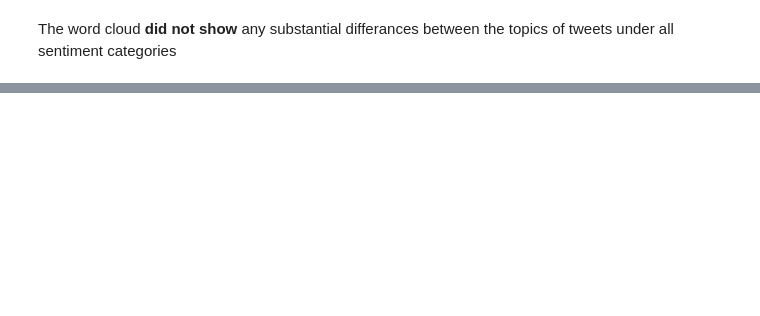
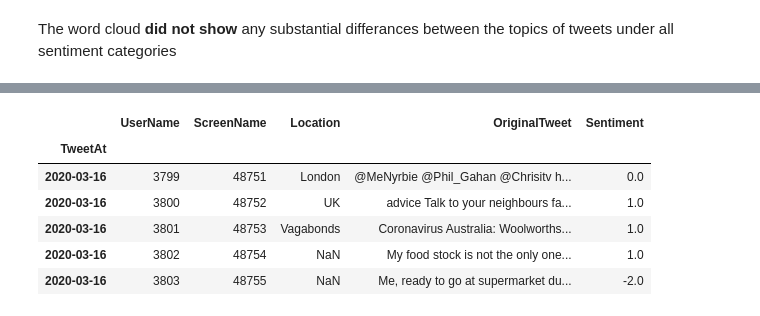
Before and after one commit to motimol/adv_dl_project, a Jupyter notebook: part_a.ipynb, the cells around one changed output, grey strips where cells are left out. Cells and saved outputs as stored; diff of their text form; code cells hidden in the pictures; blank space fills up the shorter version.

```diff
--- a/part_a.ipynb
+++ b/part_a.ipynb
@@ -255,0 +264,11 @@ The word cloud **did not show** any substantial differances between the topics o
+# %%
+df_temp_indexed['TweetAt'] = pd.to_datetime(df_temp_indexed['TweetAt'])
+# ---------------------------------------------------------
+
+df_dt_indexed = df_temp_indexed.copy().set_index('TweetAt')
+
+# המרת סנטימנט לערך מספרי לצורך חישוב ממוצע
+sentiment_map = {'Extremely Positive ': 2, 'Positive': 1, 'Neutral': 0, 'Negative': -1, 'Extremely Negative': -2}
+df_dt_indexed['Sentiment'] = df_dt_indexed['Sentiment'].map(sentiment_map)
+df_dt_indexed.head()
+# %% [output]
@@ -255,0 +276,7 @@ The word cloud **did not show** any substantial differances between the topics o
+|  | UserName | ScreenName | Location | OriginalTweet | Sentiment |
+| TweetAt |  |  |  |  |  |
+| 2020-03-16 | 3799 | 48751 | London | @MeNyrbie @Phil_Gahan @Chrisitv h... | 0.0 |
+| 2020-03-16 | 3800 | 48752 | UK | advice Talk to your neighbours fa... | 1.0 |
+| 2020-03-16 | 3801 | 48753 | Vagabonds | Coronavirus Australia: Woolworths... | 1.0 |
+| 2020-03-16 | 3802 | 48754 | NaN | My food stock is not the only one... | 1.0 |
+| 2020-03-16 | 3803 | 48755 | NaN | Me, ready to go at supermarket du... | -2.0 |
```
Also changed, not shown: parts of 8 cells of this notebook.
